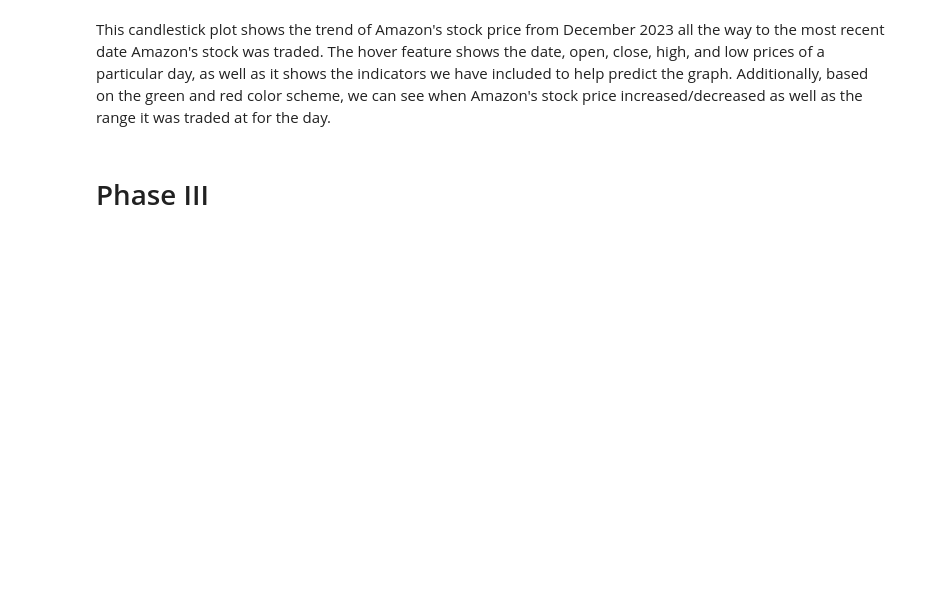
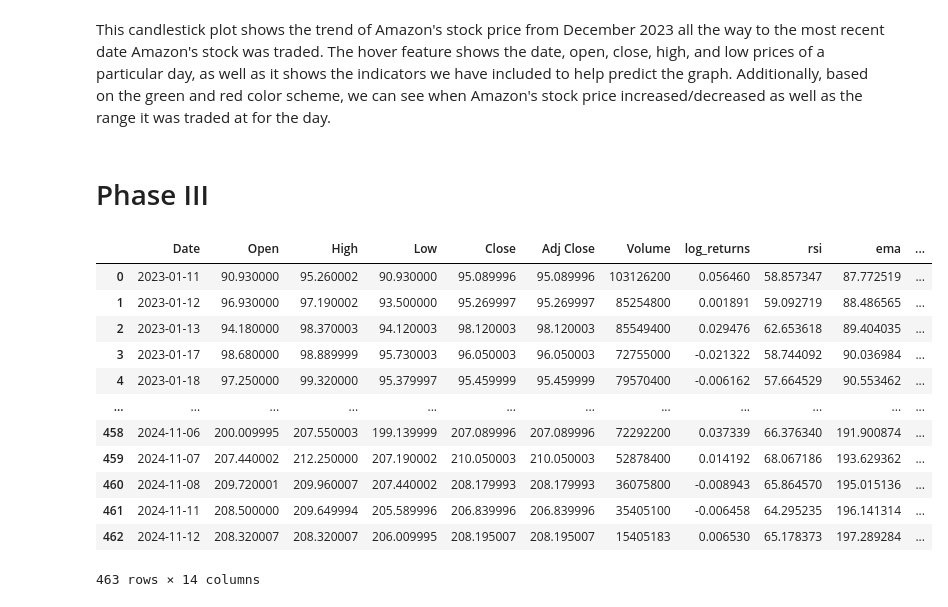
Before and after one commit to DiegoCico/DS3000_FinalProject, a Jupyter notebook: Phase III.ipynb, the cells around one changed output. Saved outputs shown, nothing was run; the diff lists cells and outputs as text; code cells hidden in the pictures; blank space fills up the shorter version.

```diff
--- a/Phase III.ipynb
+++ b/Phase III.ipynb
@@ -439,3 +445,21 @@ fig.show()
 This candlestick plot shows the trend of Amazon's stock price from December 2023 all the way to the most recent date Amazon's stock was traded. The hover feature shows the date, open, close, high, and low prices of a particular day, as well as it shows the indicators we have included to help predict the graph. Additionally, based on the green and red color scheme, we can see when Amazon's stock price increased/decreased as well as the range it was traded at for the day.
 # %% [markdown]
 # Phase III
+# %%
+stock_df = pd.read_csv('amzn_2y.csv')
+# %%
+stock_df
+# %% [output]
+|  | Date | Open | High | Low | Close | Adj Close | Volume | log_returns | rsi | ema | ... |
+| 0 | 2023-01-11 | 90.930000 | 95.260002 | 90.930000 | 95.089996 | 95.089996 | 103126200 | 0.056460 | 58.857347 | 87.772519 | ... |
+| 1 | 2023-01-12 | 96.930000 | 97.190002 | 93.500000 | 95.269997 | 95.269997 | 85254800 | 0.001891 | 59.092719 | 88.486565 | ... |
+| 2 | 2023-01-13 | 94.180000 | 98.370003 | 94.120003 | 98.120003 | 98.120003 | 85549400 | 0.029476 | 62.653618 | 89.404035 | ... |
+| 3 | 2023-01-17 | 98.680000 | 98.889999 | 95.730003 | 96.050003 | 96.050003 | 72755000 | -0.021322 | 58.744092 | 90.036984 | ... |
+| 4 | 2023-01-18 | 97.250000 | 99.320000 | 95.379997 | 95.459999 | 95.459999 | 79570400 | -0.006162 | 57.664529 | 90.553462 | ... |
+| ... | ... | ... | ... | ... | ... | ... | ... | ... | ... | ... | ... |
+| 458 | 2024-11-06 | 200.009995 | 207.550003 | 199.139999 | 207.089996 | 207.089996 | 72292200 | 0.037339 | 66.376340 | 191.900874 | ... |
+| 459 | 2024-11-07 | 207.440002 | 212.250000 | 207.190002 | 210.050003 | 210.050003 | 52878400 | 0.014192 | 68.067186 | 193.629362 | ... |
+| 460 | 2024-11-08 | 209.720001 | 209.960007 | 207.440002 | 208.179993 | 208.179993 | 36075800 | -0.008943 | 65.864570 | 195.015136 | ... |
+| 461 | 2024-11-11 | 208.500000 | 209.649994 | 205.589996 | 206.839996 | 206.839996 | 35405100 | -0.006458 | 64.295235 | 196.141314 | ... |
+| 462 | 2024-11-12 | 208.320007 | 208.320007 | 206.009995 | 208.195007 | 208.195007 | 15405183 | 0.006530 | 65.178373 | 197.289284 | ... |
+463 rows × 14 columns
```
Also changed, not shown: parts of 4 cells of this notebook.
